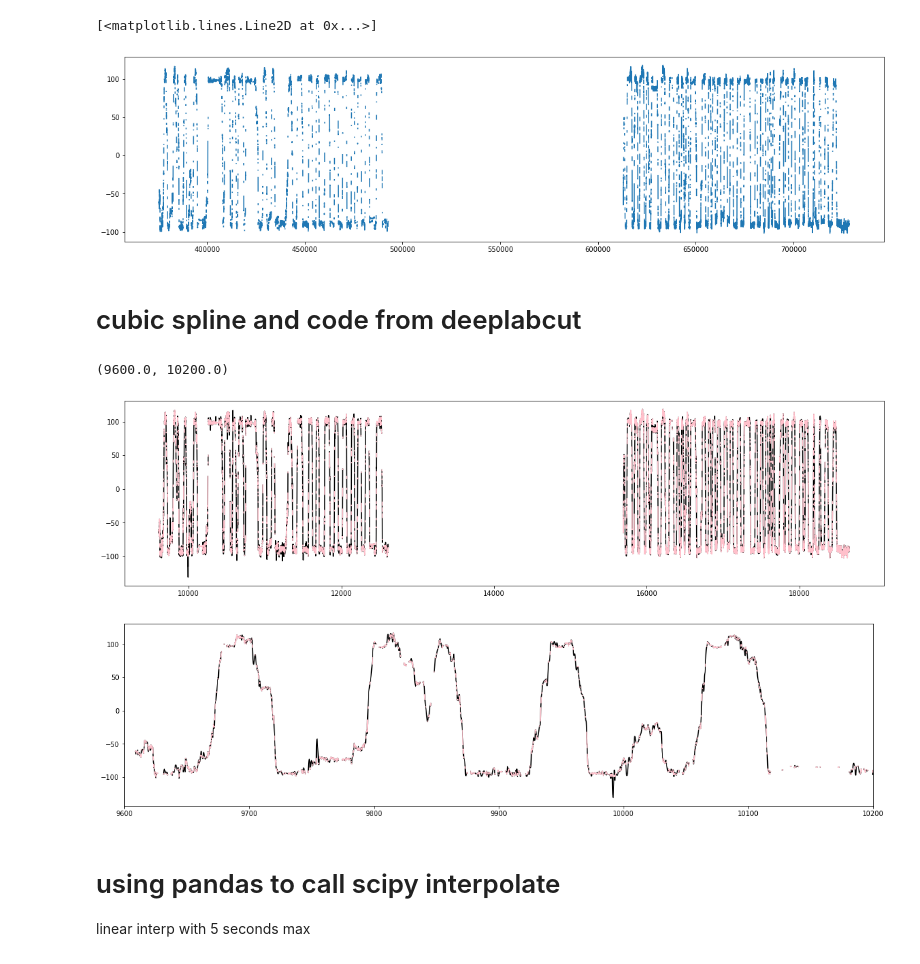
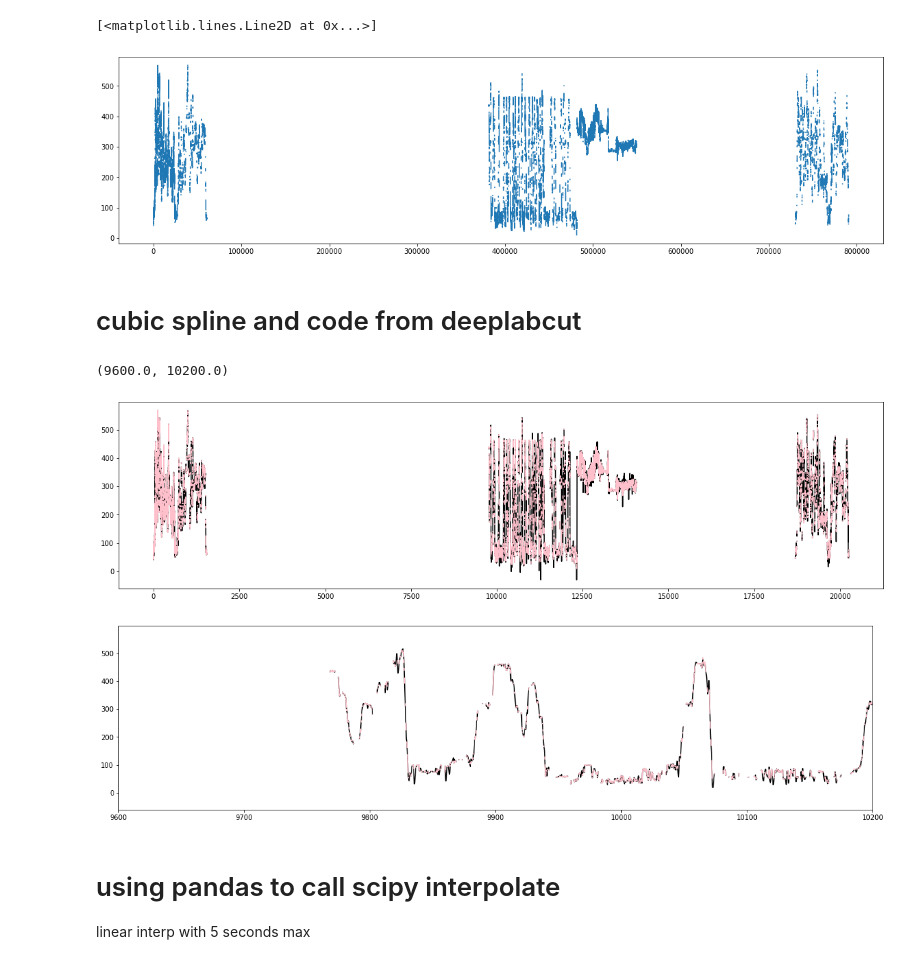
Before and after one commit to ryanharvey1/ripple_heterogeneity, a Jupyter notebook: scripts/general/test_pos_interpolation.ipynb, the cells around one changed output. Drawn from its saved outputs; the diff is of its cells as text; code cells hidden in the pictures.

```diff
--- a/scripts/general/test_pos_interpolation.ipynb
+++ b/scripts/general/test_pos_interpolation.ipynb
@@ -11,6 +11,7 @@ from nelpy.auxiliary import _position
 # %%
 basepath = r"Z:\Data\AYAold\AYA7\day20"
 # basepath = r"Z:\Data\AYAold\AB3\AB3_58_59"
+basepath = r"Z:\Data\AYAold\AYA7\day24"
 beh_df = loading.load_animal_behavior(basepath)
 
 if np.isnan(beh_df.linearized).all():
@@ -24,10 +25,10 @@ pos = nel.AnalogSignalArray(
 )
 # %%
 plt.figure(figsize=(20, 5))
-plt.plot(beh_df.linearized)
+plt.plot(beh_df.x)
 # %% [output]
 [<matplotlib.lines.Line2D at 0x...>]
-[figure, old version]
+[figure, new version]
 # %% [markdown]
 # cubic spline and code from deeplabcut
 # %%
@@ -77,18 +78,18 @@ def columnwise_spline_interp(data, max_gap=0):
 # %%
 plt.figure(figsize=(20, 5))
 
-x = columnwise_spline_interp(beh_df.linearized.values, max_gap=int(1 / statistics.mode(np.diff(beh_df.time)))*2)
+x = columnwise_spline_interp(beh_df.x.values, max_gap=int(1 / statistics.mode(np.diff(beh_df.time)))*2)
 plt.plot(beh_df.time,x,color="k")
-plt.plot(beh_df.time,beh_df.linearized,color="pink")
+plt.plot(beh_df.time,beh_df.x,color="pink")
 
 plt.figure(figsize=(20, 5))
 plt.plot(beh_df.time,x,color="k")
-plt.plot(beh_df.time,beh_df.linearized,color="pink")
+plt.plot(beh_df.time,beh_df.x,color="pink")
 plt.xlim([9600,10200])
 # %% [output]
 (9600.0, 10200.0)
-[figure, old version]
+[figure, new version]
-[figure, old version]
+[figure, new version]
 # %% [markdown]
 # using pandas to call scipy interpolate
 
```
Also changed, not shown: parts of 1 cell of this notebook, 1 other file.
